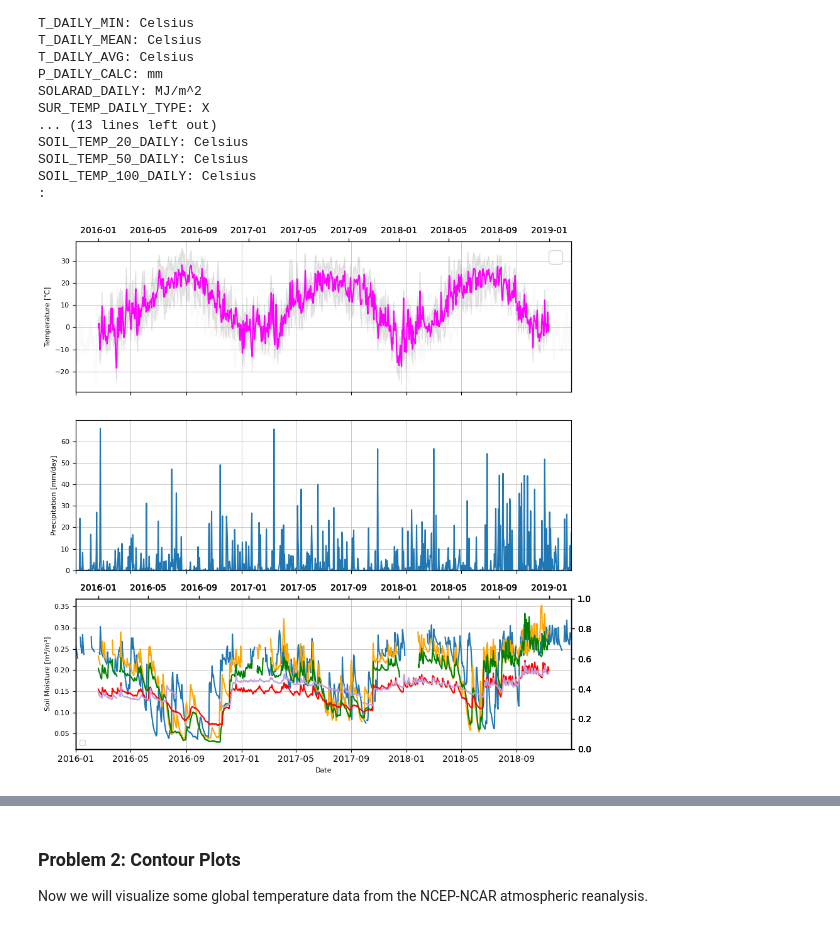
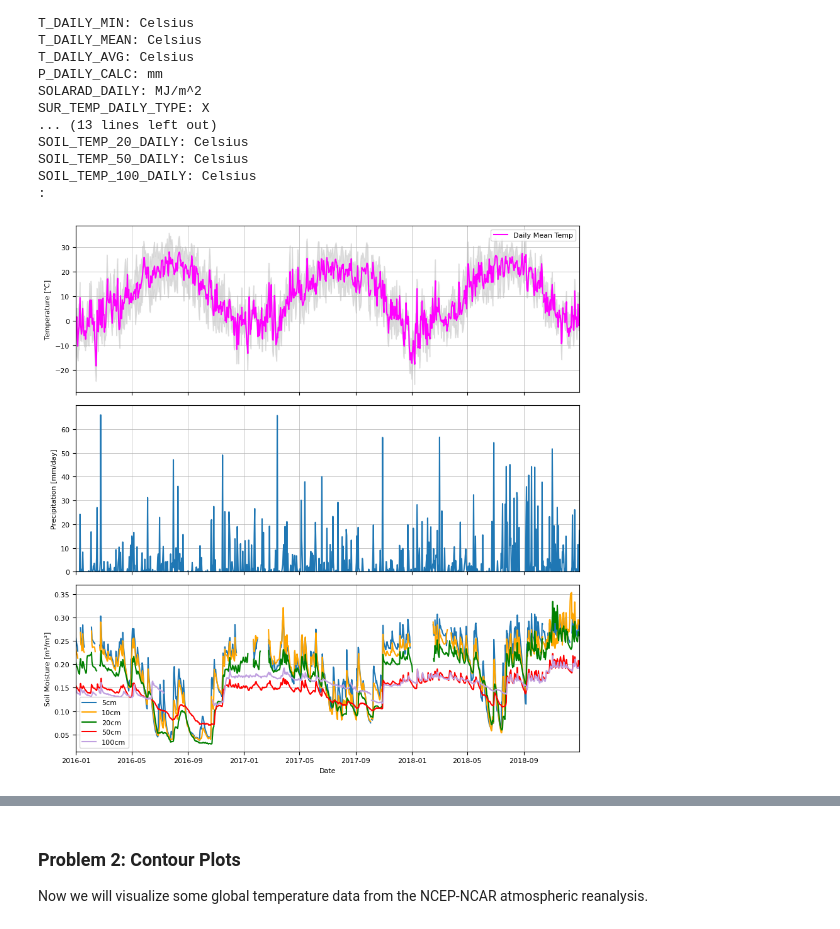
Before and after one commit to AryaAvery/rces-assignments, a Jupyter notebook: assignment4.ipynb, the cells around one changed output, grey strips where cells are left out. Saved outputs shown, nothing was run; the diff lists cells and outputs as text; code cells hidden in the pictures.

```diff
--- a/assignment4.ipynb
+++ b/assignment4.ipynb
@@ -87,63 +87,46 @@ SOIL_TEMP_100_DAILY: Celsius
 # %%
 import numpy as np
 from matplotlib import pyplot as plt
 %matplotlib inline
 from matplotlib import dates as da
 import datetime
 
-fig, (ax1, ax2, ax3) = plt.subplots (3,1, sharex = True, figsize = (9, 9))
-ax3.xaxis.set_major_formatter(da.DateFormatter('%Y-%m'))
-ax3.xaxis.set_major_locator(da.MonthLocator(interval=4))
-ax3.set_xlim(date[0], date[-1])
-#how to delete the top axis
-ax1.spines['top'].set_visible(False)
-ax3.spines['top'].set_visible(False)
+fig, (ax1, ax2, ax3) = plt.subplots(3, 1, sharex=True, figsize=(8.8, 9))
 
-ax1.tick_params(axis='y', labelsize=8)
-ax2.tick_params(axis='y', labelsize=8)
-ax3.tick_params(axis='y', labelsize=8)
+ax3.xaxis.set_major_formatter (da.DateFormatter('%Y-%m'))
+ax3.xaxis.set_major_locator (da.MonthLocator(interval = 4))
+ax3.set_xlim (date[0], date[-1])
+ax3.tick_params (axis = 'x', labelsize=8)
 
-ax1.grid(which='major', linewidth=0.5)
-ax2.grid(which='major', linewidth=0.5)
-ax3.grid(which='major', linewidth=0.5)
+for ax in [ax1, ax2, ax3]:
+    ax.tick_params (axis = 'y', labelsize=8)
+    ax.grid (True, linewidth=0.5)
 
-ax1.plot (date, t_daily_min, 'lightgray', alpha=0.1)
-ax11 =  ax1.twiny()
-ax11.plot (date, t_daily_max, 'lightgray', alpha=0.1)
-ax111 =  ax1.twiny()
-plt.fill_between(date, t_daily_min, t_daily_max, color = 'gray', alpha=0.15)
-ax111.plot (date, t_daily_mean, 'magenta', alpha = 1)
+ax1.plot(date, t_daily_min, 'lightgray', alpha=0.1)
+ax1.plot(date, t_daily_max, 'lightgray', alpha=0.1)
+ax1.fill_between(date, t_daily_min, t_daily_max, color='lightgray', alpha=0.7)
+ax1.plot(date, t_daily_mean, 'magenta', alpha=1, label='Daily Mean Temp')
 ax1.set_ylabel('Temperature [℃]', fontsize=8)
+ax1.legend(loc='upper right', fontsize=8)
 
-ax2.plot (date, p_daily_calc)
-ax2.set_ylim(0, 70)
-ax2.set_yticks(np.arange(0, 70, 10))
-ax2.set_ylabel('Precipitation [mm/day]', fontsize=8)
+ax2.plot(date, p_daily_calc, label='Precipitation')
+ax2.set_ylim (0, 70)
+ax2.set_yticks (np.arange(0, 70, 10))
+ax2.set_ylabel ('Precipitation [mm/day]', fontsize=8)
 
-ax3.plot (date, soil_moisture_5)
-ax33 = ax3.twinx()
-ax33 = ax3.twiny()
-ax333 = ax3.twinx()
-ax333 = ax3.twiny()
-ax3333 = ax3.twinx()
-ax3333 = ax3.twiny()
-ax33333 = ax3.twinx()
-ax33333 = ax3.twiny()
-ax33.plot (date, soil_moisture_10, 'orange')
-ax333.plot (date, soil_moisture_20, 'g')
-ax3333.plot (date, soil_moisture_50, 'r')
-ax33333.plot (date, soil_moisture_100, '#C0A0E0')
+ax3.plot(date, soil_moisture_5, label='5cm')
+ax3.plot(date, soil_moisture_10, 'orange', label='10cm')
+ax3.plot(date, soil_moisture_20, 'g', label='20cm')
+ax3.plot(date, soil_moisture_50, 'r', label='50cm')
+ax3.plot(date, soil_moisture_100, '#C0A0E0', label='100cm')
 ax3.set_ylabel('Soil Moisture [m³/m³]', fontsize=8)
 ax3.set_xlabel('Date', fontsize=8)
+ax3.legend(loc='lower left', fontsize=8)
 
-ax1.legend(loc='upper right', fontsize=20）
-ax3.legend(loc='lower left', fontsize=8)
 plt.tight_layout()
 plt.show()
-
-#legend, top spines, first graph,right spine
 # %% [output]
-[figure, old version]
+[figure, new version]
 # %% [markdown]
 ![figure](images/assignment4_fig1.png)
 # %% [markdown]
```
Also changed, not shown: parts of 2 cells of this notebook.
